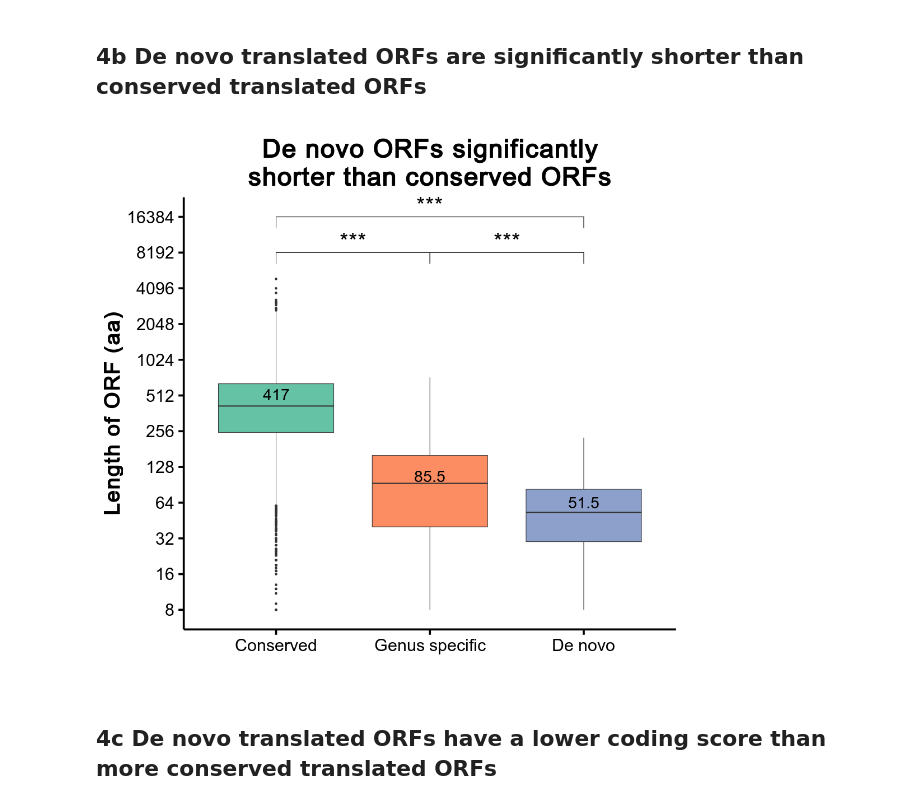
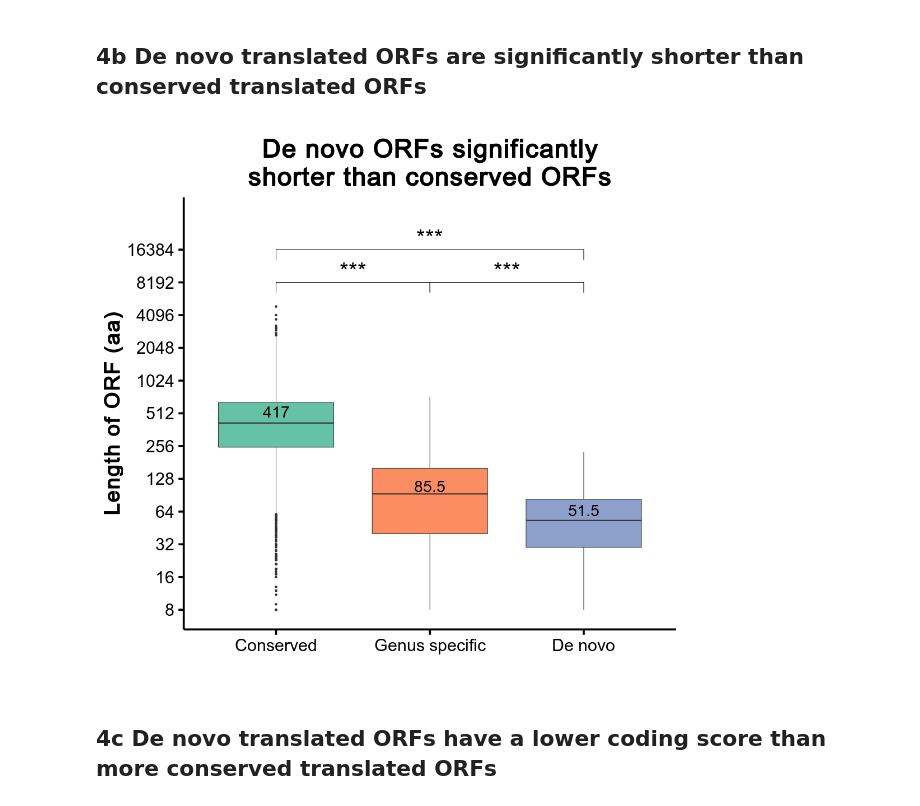
Before and after one commit to willblev/Blevins_etal_2020, a Jupyter notebook: Figures.ipynb, the cells around one changed output. Drawn from its saved outputs; the diff is of its cells as text; code cells hidden in the pictures.

```diff
--- a/Figures.ipynb
+++ b/Figures.ipynb
@@ -530,21 +564,21 @@ s_cere_conservation_15_fraction_translated + theme_Publication()
 # %%
 %%R -w 1050 -h 1000 -u px
 
 longest_expressed_and_translated_ORF_or_CDS<-subset(longest_translated_ORF_or_CDS,expressed_in_condition_15_15!='neither'|grepl('_CDS',longest_translated_ORF_or_CDS$Name))
 medians<-longest_expressed_and_translated_ORF_or_CDS %>% group_by(conservation_level) %>% summarise(median = median(ORF_length_nt/3, na.rm = TRUE))
 
 orf_length_boxplot<- ggplot(longest_expressed_and_translated_ORF_or_CDS, aes(x=conservation_level, y=ORF_length_nt/3,fill=conservation_level)) +
     geom_boxplot(notch=FALSE)+
     geom_signif(comparisons = list(c("De novo", "Genus specific"), c("Genus specific", "Conserved")),map_signif_level = TRUE, textsize=14,y_position=13,)+
     geom_signif(comparisons = list(c("De novo", "Conserved")),y_position=14,map_signif_level = TRUE, textsize=14)+
     scale_fill_brewer(palette="Set2",guide=FALSE)+
-    scale_y_continuous(trans="log2",breaks=c(8,16,32,64,128,256,512,1024,2048,4096,8192,16384), limits=c(8, 16384))+
+    scale_y_continuous(trans="log2",breaks=c(8,16,32,64,128,256,512,1024,2048,4096,8192,16384), limits=c(8, 32768))+
     labs(list(title = "De novo ORFs significantly\nshorter than conserved ORFs", y = "Length of ORF (aa)",fill="",x=""))+
     geom_text(data = medians, aes(x = conservation_level, y = median, label = median), size = 10, vjust = -.5,)
     NULL
-orf_length_boxplot + theme_Publication()
+orf_length_boxplot + theme_Single()
 # %% [output]
-[figure, old version]
+[figure, new version]
 # %% [markdown]
 ## 4c De novo translated ORFs have a lower coding score than more conserved translated ORFs
 # %%
```
Also changed, not shown: parts of 17 cells of this notebook, 10 other files.
